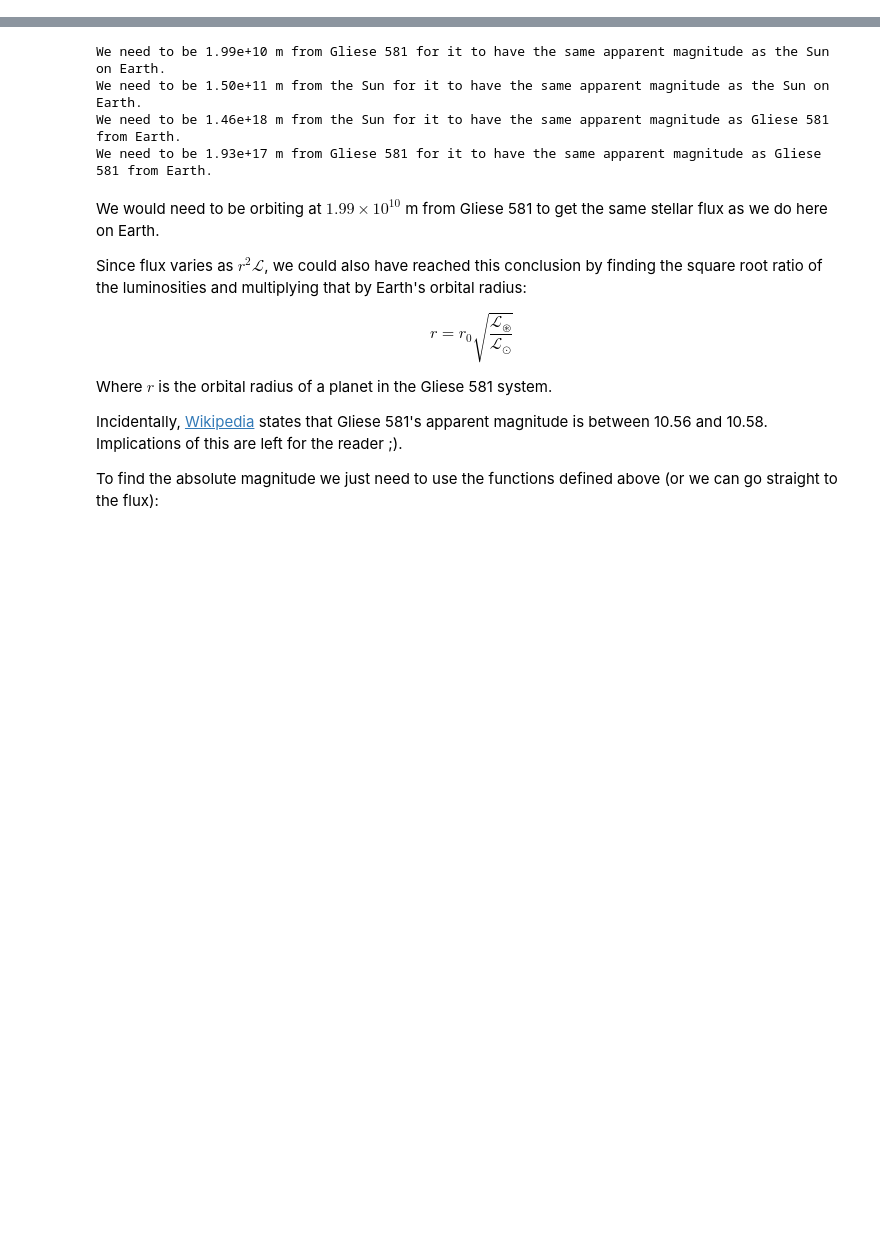
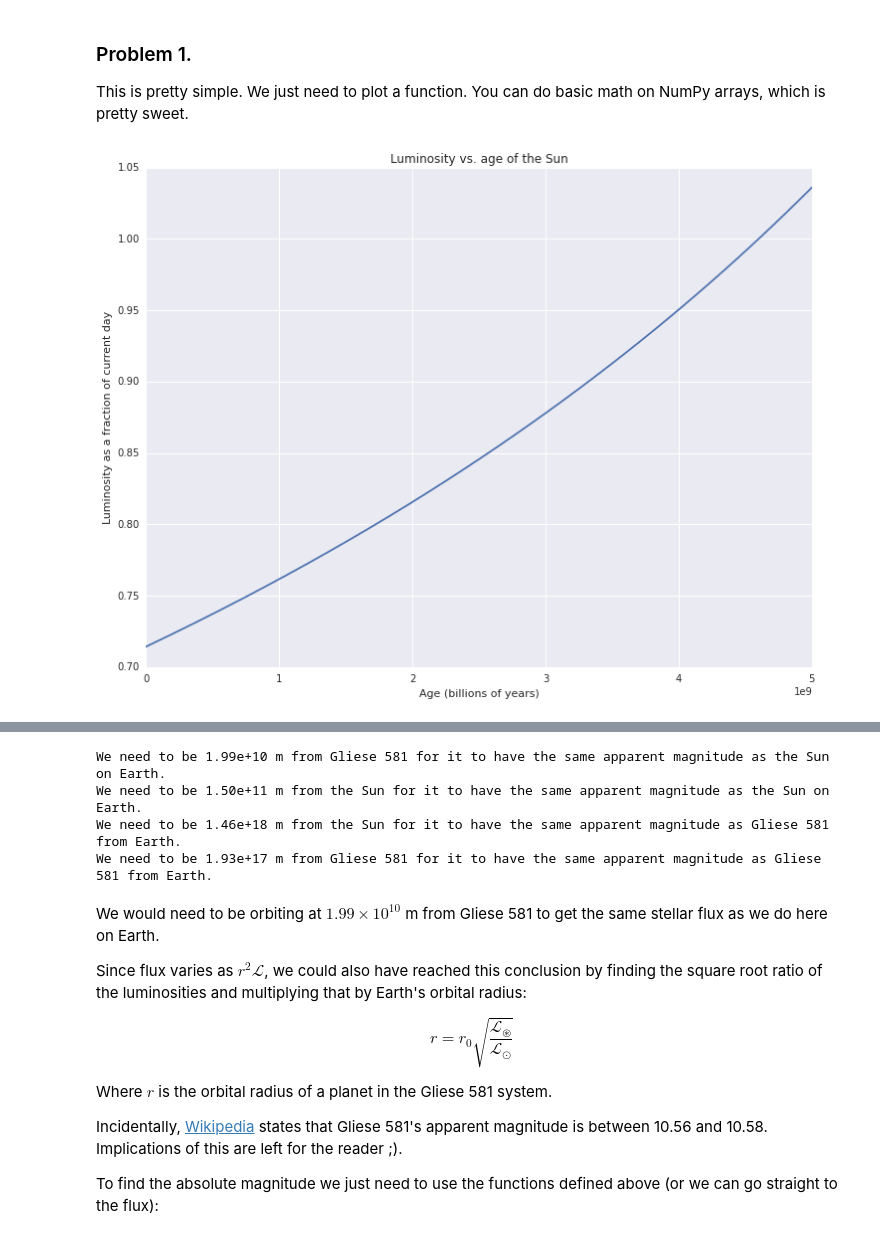
Before and after one commit to jdangerx/planetaryclimate, a Jupyter notebook: ch1.ipynb, the cells around one changed output, grey strips where cells are left out. Saved outputs shown, nothing was run; the diff lists cells and outputs as text; code cells hidden in the pictures; blank space fills up the shorter version.

Commit message:
Writeups and cleanup for most of the problems. 23 and 25 remain.

```diff
--- a/ch1.ipynb
+++ b/ch1.ipynb
@@ -30,24 +0,0 @@ def sign(x):
-# %%
-# problem 1.1 -
-def luminosity(age, t0=4.6e9):
-    """Get luminosity of the Sun at any age, relative to the luminosity today.
-
-    Parameters
-    ==========
-    age : float
-        Time, in years, after the Sun's creation.
-
-    Returns
-    =======
-    lum : float
-        The ratio of the Sun's luminosity then to the Sun's luminosity now. Assumes
-        the Sun is still on the Main sequence.
-    """
-    return (1 / (1 + 0.4 * (1 - age/t0)))
-
-def problem1():
-    s = pd.Series([luminosity(t * 1e6) for t in range(5000)])
-    plt.figure(figsize=(12,9))
-    plt.plot(s)
-
-problem1()
@@ -396,0 +46,22 @@ Now plugging the Gliese 581 numbers in, we get:
+# %% [markdown]
+### Problem 1.
+
+This is pretty simple. We just need to plot a function. You can do
+basic math on NumPy arrays, which is pretty sweet.
+# %%
+# problem 1.1 -
+def luminosity(ages, t0=4.6e9):
+    return (1 / (1 + 0.4 * (1 - ages/t0)))
+
+def problem1():
+    ages = np.linspace(0, 5e9, 100)
+    luminosities = luminosity(ages)
+    plt.figure(figsize=(12,9))
+    plt.title("Luminosity vs. age of the Sun")
+    plt.plot(ages, luminosities)
+    plt.xlabel("Age (billions of years)")
+    plt.ylabel("Luminosity as a fraction of current day")
+
+problem1()
+# %% [output]
+[figure, added]
```
Also changed, not shown: parts of 56 cells of this notebook.
